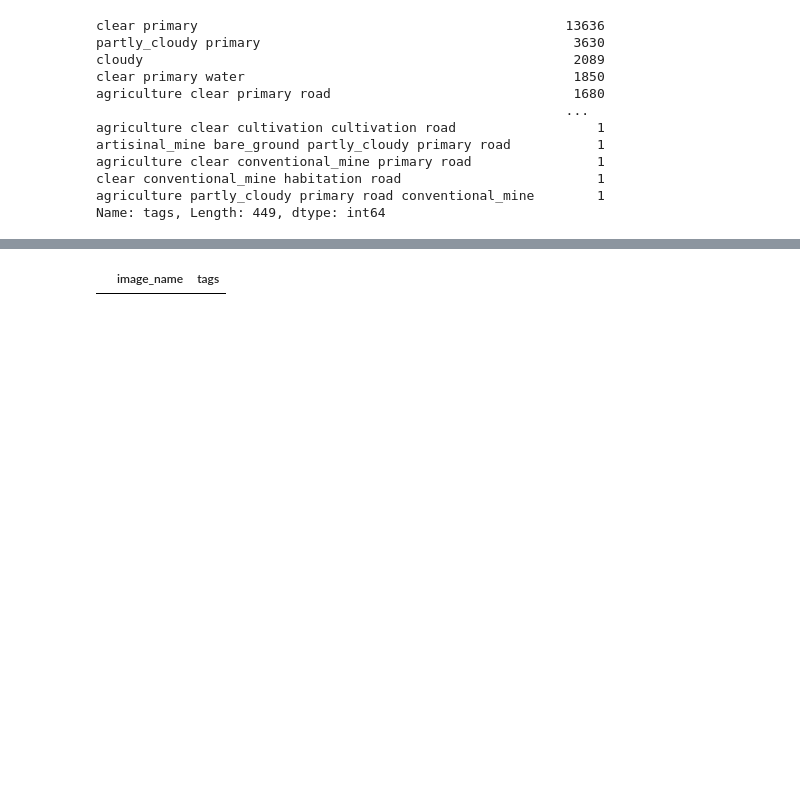
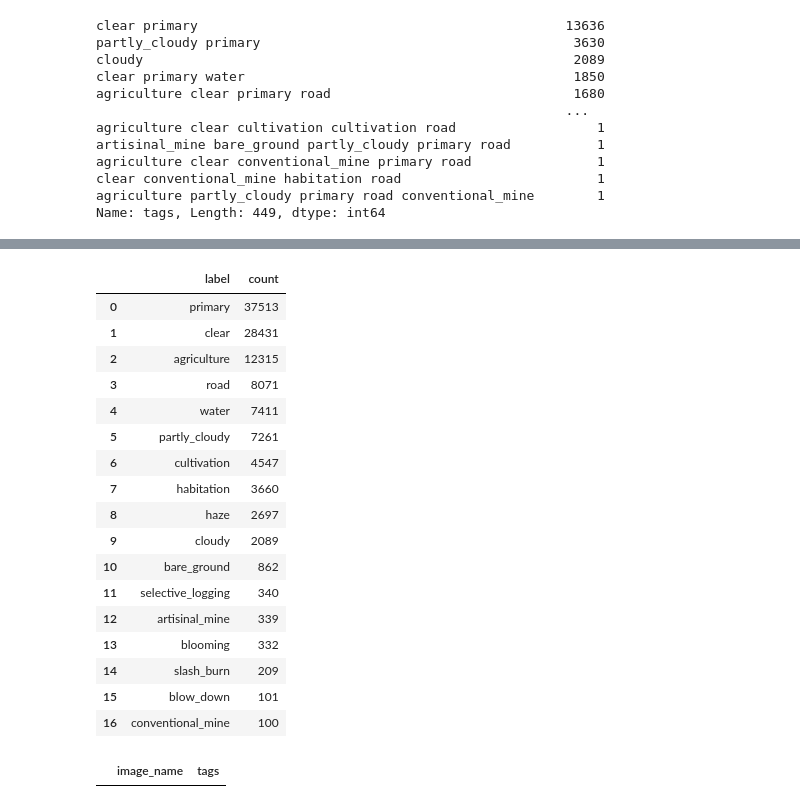
Before and after one commit to nicolasbuitragob/UnderstandingAmazon, a Jupyter notebook: notebooks/eda.ipynb, the cells around one changed output, grey strips where cells are left out. Cells and saved outputs as stored; diff of their text form; code cells hidden in the pictures; blank space fills up the shorter version.

```diff
--- a/notebooks/eda.ipynb
+++ b/notebooks/eda.ipynb
@@ -48,3 +59,24 @@ plt.show()
+# %%
+individual_label
+# %% [output]
+|  | label | count |
+| 0 | primary | 37513 |
+| 1 | clear | 28431 |
+| 2 | agriculture | 12315 |
+| 3 | road | 8071 |
+| 4 | water | 7411 |
+| 5 | partly_cloudy | 7261 |
+| 6 | cultivation | 4547 |
+| 7 | habitation | 3660 |
+| 8 | haze | 2697 |
+| 9 | cloudy | 2089 |
+| 10 | bare_ground | 862 |
+| 11 | selective_logging | 340 |
+| 12 | artisinal_mine | 339 |
+| 13 | blooming | 332 |
+| 14 | slash_burn | 209 |
+| 15 | blow_down | 101 |
+| 16 | conventional_mine | 100 |
 # %%
 #Chips that are labeled as cloudy should have no other labels, but there may be labeling errors
 #correct
```
Also changed, not shown: parts of 21 cells of this notebook.
